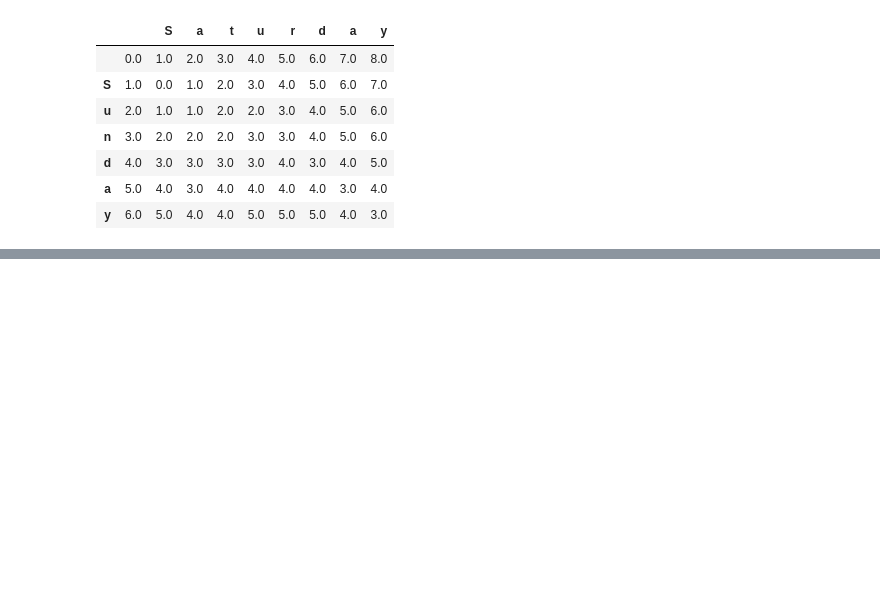
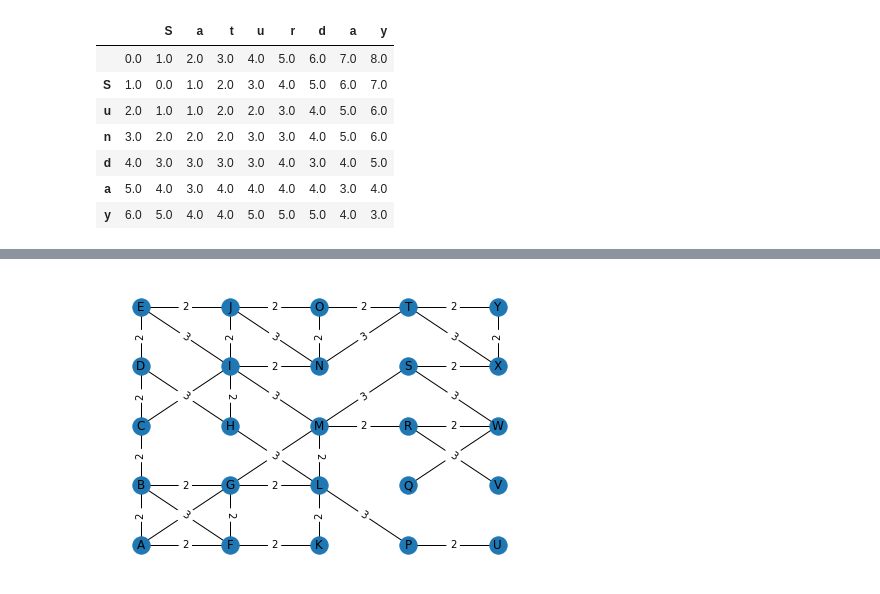
Before and after one commit to JEFFTIMES/pyprac, a Jupyter notebook: data-structure-and-algorithm/grokking-algorithms.ipynb, the cells around one changed output, grey strips where cells are left out. Cells and saved outputs as stored; diff of their text form; code cells hidden in the pictures; blank space fills up the shorter version.

```diff
--- a/data-structure-and-algorithm/grokking-algorithms.ipynb
+++ b/data-structure-and-algorithm/grokking-algorithms.ipynb
@@ -1838,0 +2112,4 @@ pd.DataFrame(D,index=list(' '+s1), columns=list(' '+s2))
+# %%
+graph, coordinates = create_maze(seed=3)
+# %% [output]
+[figure, added]
```
Also changed, not shown: parts of 17 cells of this notebook, 7 other files.
